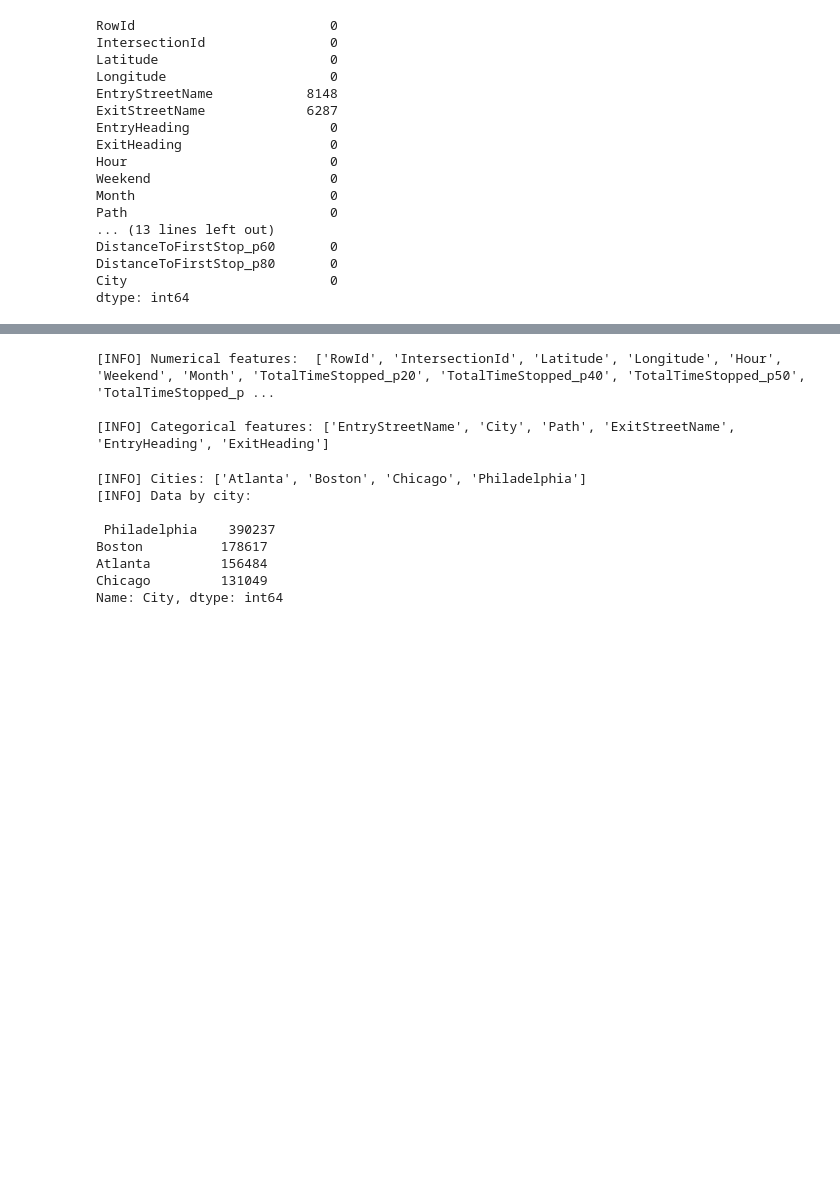
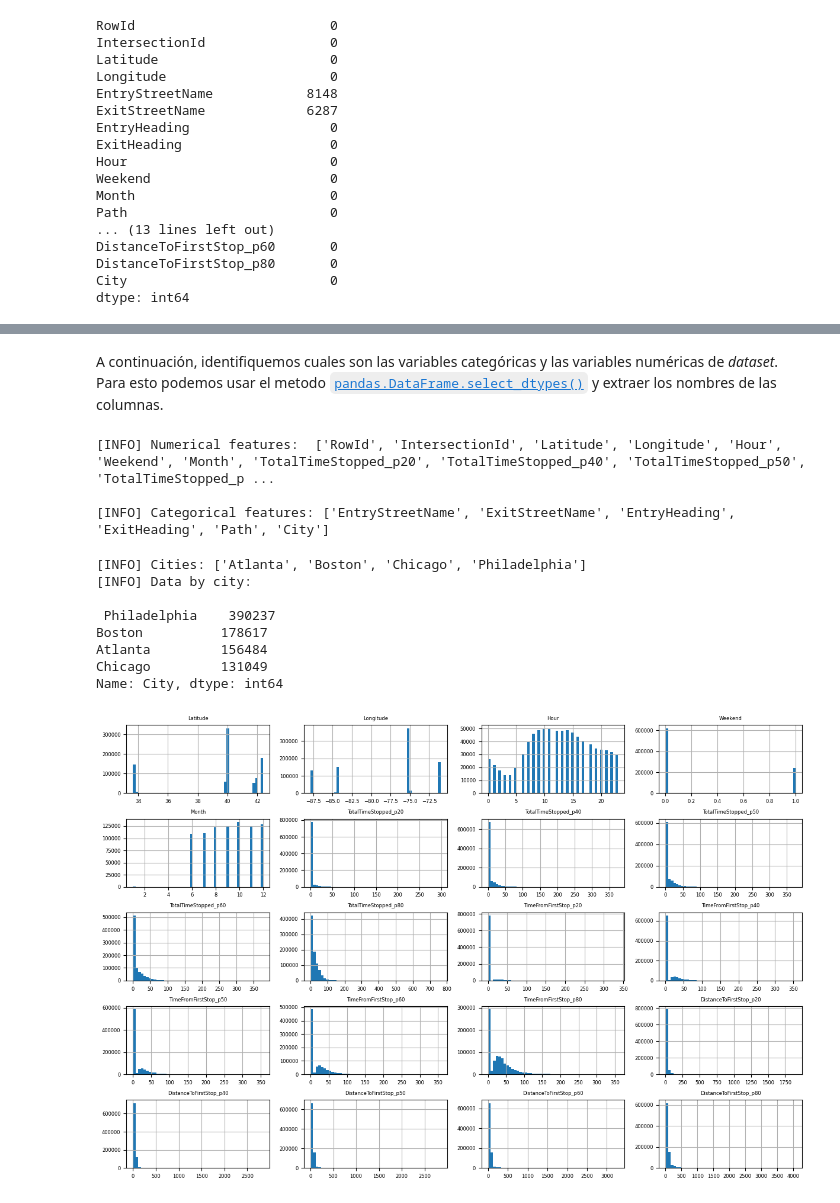
Before and after one commit to joefavergel/pbs-enae-ml-course, a Jupyter notebook: traffic_congestion_end-to-end_ml_project.ipynb, the cells around one changed output, grey strips where cells are left out. Drawn from its saved outputs; the diff is of its cells as text; code cells hidden in the pictures; blank space fills up the shorter version.

```diff
--- a/traffic_congestion_end-to-end_ml_project.ipynb
+++ b/traffic_congestion_end-to-end_ml_project.ipynb
@@ -260,13 +311,15 @@ dtype: int64
+# %% [markdown]
+A continuación, identifiquemos cuales son las variables categóricas y las variables numéricas de *dataset*. Para esto podemos usar el metodo [`pandas.DataFrame.select_dtypes()`](https://pandas.pydata.org/docs/reference/api/pandas.DataFrame.select_dtypes.html#pandas-dataframe-select-dtypes) y extraer los nombres de las columnas.
 # %%
 cols = train.columns
-num_cols = list(train._get_numeric_data().columns)
+num_cols = list(train.select_dtypes(include=["int", "float"]).columns)
 print("[INFO] Numerical features: ", num_cols)
-cat_cols = list(set(cols) - set(num_cols))
+cat_cols = list(train.select_dtypes(include=["object"]).columns)
 print("\n[INFO] Categorical features:", cat_cols)
 # %% [output]
 [INFO] Numerical features:  ['RowId', 'IntersectionId', 'Latitude', 'Longitude', 'Hour', 'Weekend', 'Month', 'TotalTimeStopped_p20', 'TotalTimeStopped_p40', 'TotalTimeStopped_p50', 'TotalTimeStopped_p ...
 
-[INFO] Categorical features: ['EntryStreetName', 'City', 'Path', 'ExitStreetName', 'EntryHeading', 'ExitHeading']
+[INFO] Categorical features: ['EntryStreetName', 'ExitStreetName', 'EntryHeading', 'ExitHeading', 'Path', 'City']
 # %%
 cities = list(train["City"].unique())
 print("[INFO] Cities:", cities)
@@ -280,6 +333,19 @@ Boston          178617
 Atlanta         156484
 Chicago         131049
 Name: City, dtype: int64
+# %%
+import matplotlib.pyplot as plt
+
+plt.rc('font', size=6)
+plt.rc('axes', labelsize=6, titlesize=6)
+plt.rc('legend', fontsize=6)
+plt.rc('xtick', labelsize=6)
+plt.rc('ytick', labelsize=6)
+train.drop(["RowId", "IntersectionId"], axis=1).hist(bins=50, figsize=(12, 8))
+plt.tight_layout()
+plt.show()
+# %% [output]
+[figure, added]
 # %%
 train_intersection_ids = set(train["IntersectionId"].value_counts().index)
 print("[INFO] Number of unique intersections in training dataset: ", len(train_intersection_ids))
```
Also changed, not shown: parts of 27 cells of this notebook.
